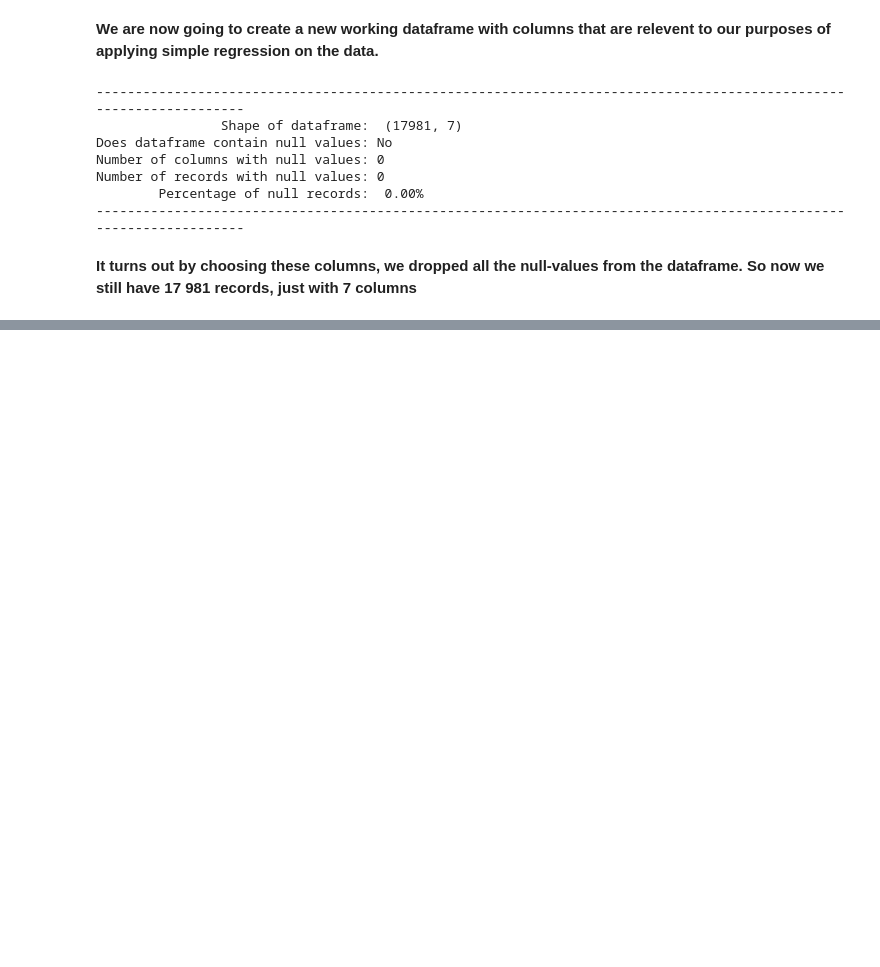
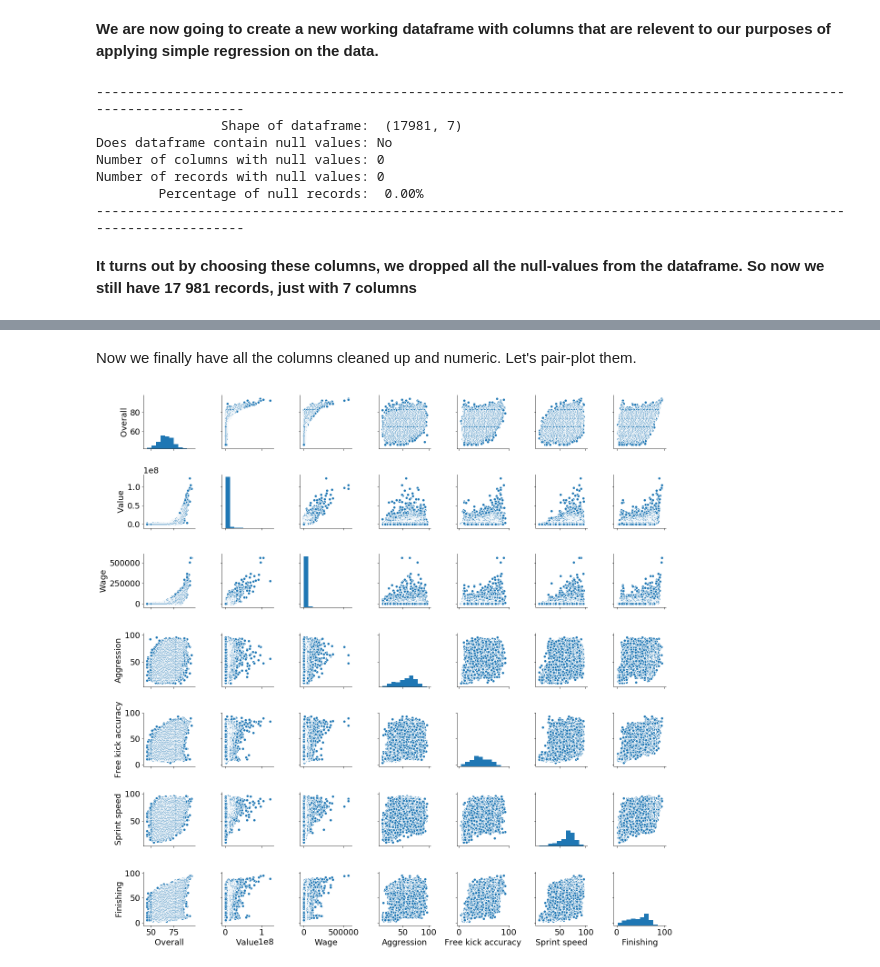
Before and after one commit to Umuzi-org/fifa-18-digi360, a Jupyter notebook: kernel.ipynb, the cells around one changed output, grey strips where cells are left out. Saved outputs shown, nothing was run; the diff lists cells and outputs as text; code cells hidden in the pictures; blank space fills up the shorter version.

Commit message:
First attempt at pair plot

```diff
--- a/kernel.ipynb
+++ b/kernel.ipynb
@@ -135,3 +187,0 @@ myplot(x=wdf['Overall'], y=wdf['Value'])
-# %%
-wdf['LoggedValue'] = np.log(wdf['Value'])
-wdf['LoggedValue'].tail()
@@ -161,0 +188,20 @@ show()
+# %%
+def removeExtraChars(string):
+    sc = "" #special character: either '+' or '-'
+    if "+" in string:
+        sc = "+"
+    elif "-" in string:
+        sc = "-"
+    else:
+        return int(string)
+    return int(string[:string.find(sc)])
+
+def cleanUpColumn(df, column):
+    return [removeExtraChars(str(row)) for row in df[column]]
+# %%
+wdf["Aggression"] = cleanUpColumn(wdf, "Aggression")
+wdf["Free kick accuracy"] = cleanUpColumn(wdf, "Free kick accuracy")
+wdf["Sprint speed"] = cleanUpColumn(wdf, "Sprint speed")
+wdf["Finishing"] = cleanUpColumn(wdf, "Finishing")
+
+wdf.info()
@@ -161,0 +221,6 @@ show()
+# %% [markdown]
+Now we finally have all the columns cleaned up and numeric. Let's pair-plot them.
+# %%
+sns.pairplot(wdf);
+# %% [output]
+[figure, added]
```
Also changed, not shown: parts of 23 cells of this notebook.
